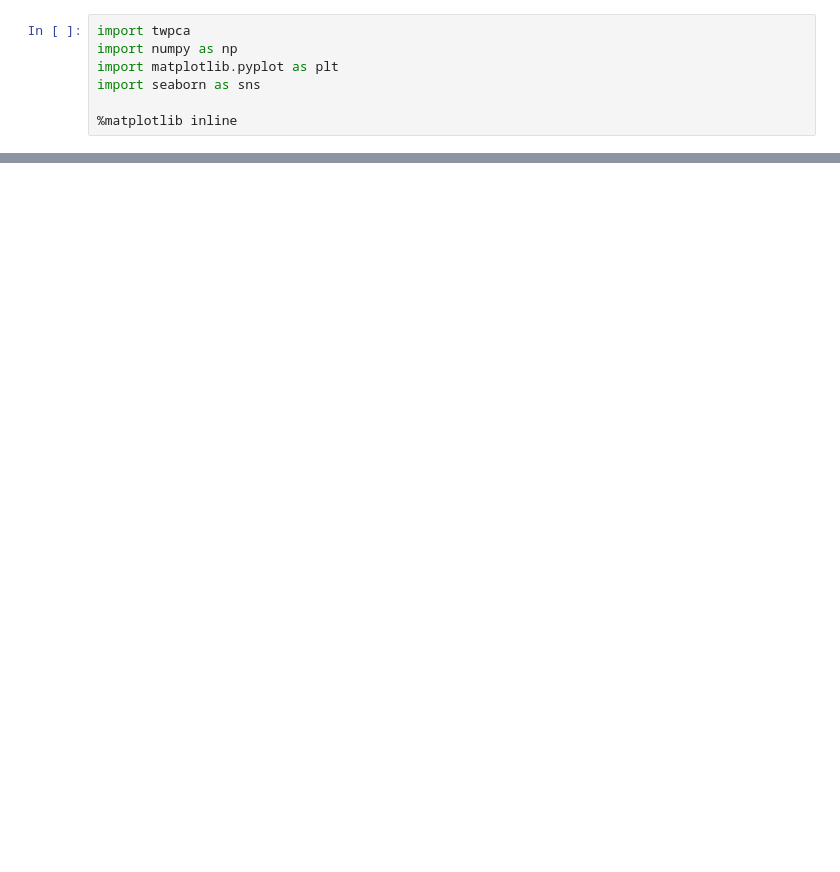
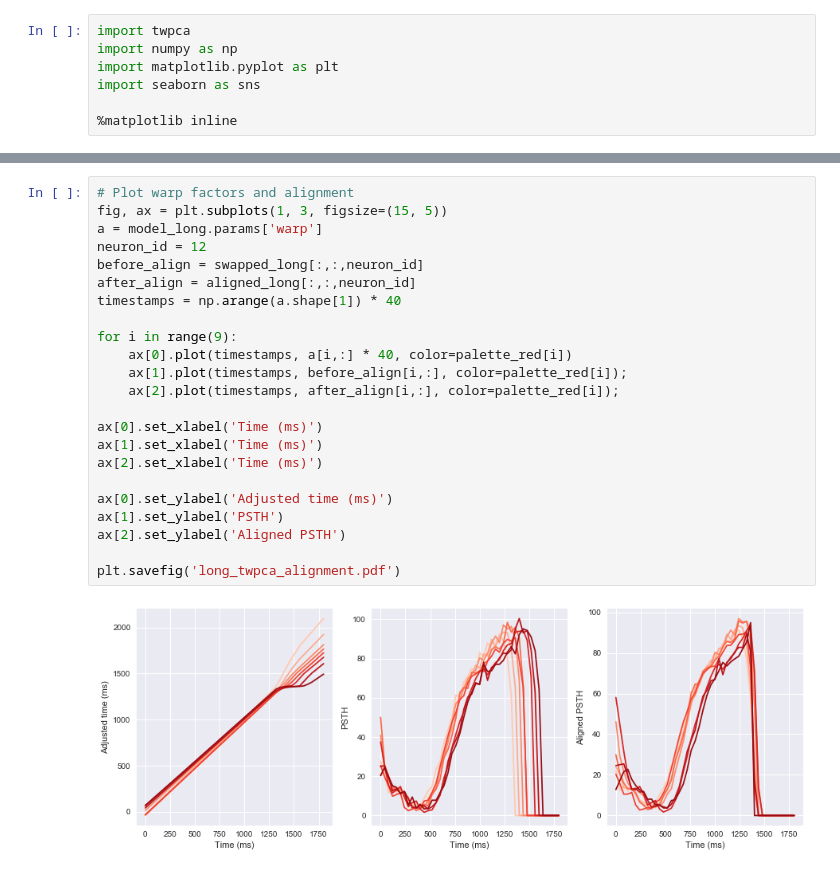
Before and after one commit to lmn93beo/twPCA-Neural-Analysis, a Jupyter notebook: twpca_neural_analysis.ipynb, the cells around one changed output, grey strips where cells are left out. Saved outputs shown, nothing was run; the diff lists cells and outputs as text; blank space fills up the shorter version.

```diff
--- a/twpca_neural_analysis.ipynb
+++ b/twpca_neural_analysis.ipynb
@@ -259,0 +116,25 @@ IndexError: index 12 is out of bounds for axis 2 with size 1
+# %%
+# Plot warp factors and alignment
+fig, ax = plt.subplots(1, 3, figsize=(15, 5))
+a = model_long.params['warp']
+neuron_id = 12
+before_align = swapped_long[:,:,neuron_id]
+after_align = aligned_long[:,:,neuron_id]
+timestamps = np.arange(a.shape[1]) * 40
+
+for i in range(9):
+    ax[0].plot(timestamps, a[i,:] * 40, color=palette_red[i])
+    ax[1].plot(timestamps, before_align[i,:], color=palette_red[i]);
+    ax[2].plot(timestamps, after_align[i,:], color=palette_red[i]);
+
+ax[0].set_xlabel('Time (ms)')
+ax[1].set_xlabel('Time (ms)')
+ax[2].set_xlabel('Time (ms)')
+
+ax[0].set_ylabel('Adjusted time (ms)')
+ax[1].set_ylabel('PSTH')
+ax[2].set_ylabel('Aligned PSTH')
+
+plt.savefig('long_twpca_alignment.pdf')
+# %% [output]
+[figure, added]
```
Also changed, not shown: parts of 63 cells of this notebook.
